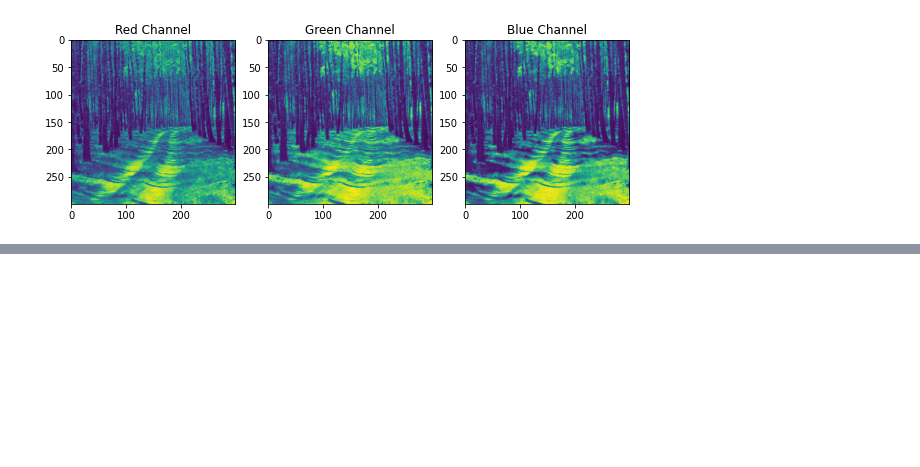
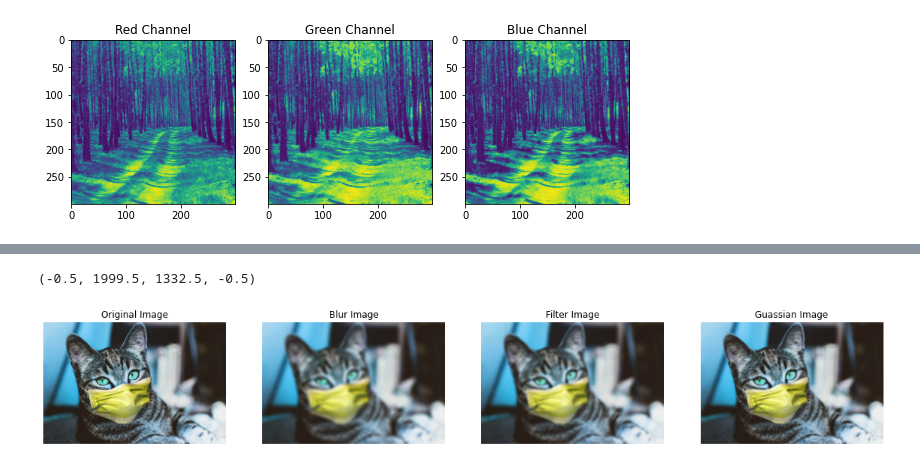
Before and after one commit to arianauwaibi/Basic_python, a Jupyter notebook: In Class Work/Image_data_analysis.ipynb, the cells around one changed output, grey strips where cells are left out. Saved outputs shown, nothing was run; the diff lists cells and outputs as text; code cells hidden in the pictures; blank space fills up the shorter version.

```diff
--- a/In Class Work/Image_data_analysis.ipynb
+++ b/In Class Work/Image_data_analysis.ipynb
@@ -56,0 +104,34 @@ Text(0.5, 1.0, 'Blue Channel')
+# %%
+#Blurring the Image
+#Caused a convolution
+#the 40,40 is a filter / bin to filter the image in small squares rather than the entire image at once.
+
+img_blur = cv2.blur(img_cat,(40,40))
+img_filter = cv2.boxFilter(img_cat,-5,(30,30),normalize= True)
+img_gaussianfilter = cv2.GaussianBlur(img_cat,(41,41), cv2.BORDER_DEFAULT)
+
+
+plt.figure(figsize= (20,20))
+
+plt.subplot(141)
+plt.imshow(img_cat)
+plt.gca().set_title('Original Image')
+plt.axis('off')
+
+plt.subplot(142)
+plt.imshow(img_blur)
+plt.gca().set_title('Blur Image')
+plt.axis('off')
+
+plt.subplot(143)
+plt.imshow(img_filter)
+plt.gca().set_title('Filter Image')
+plt.axis('off')
+
+plt.subplot(144)
+plt.imshow(img_gaussianfilter)
+plt.gca().set_title('Guassian Image')
+plt.axis('off')
+# %% [output]
+(-0.5, 1999.5, 1332.5, -0.5)
+[figure, added]
```
Also changed, not shown: parts of 4 cells of this notebook.
